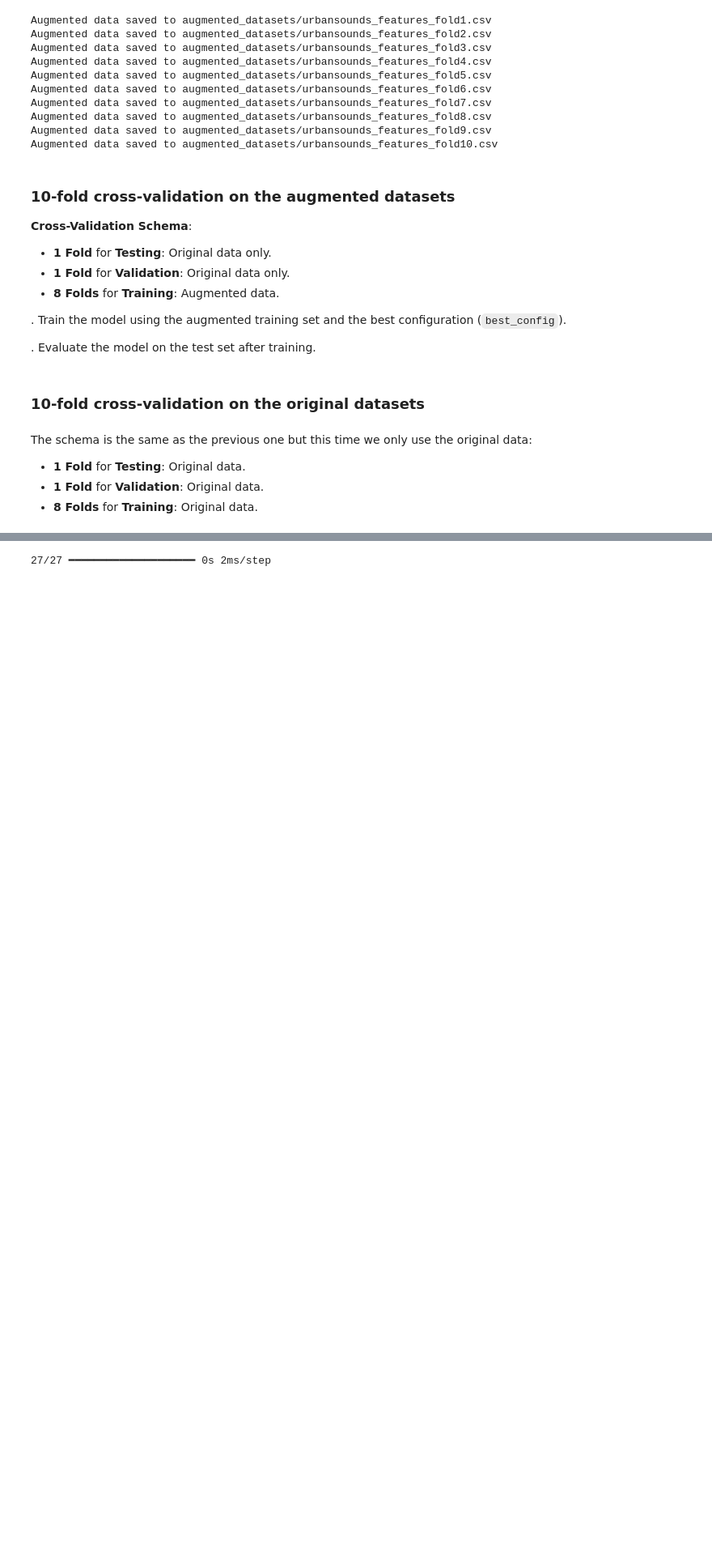
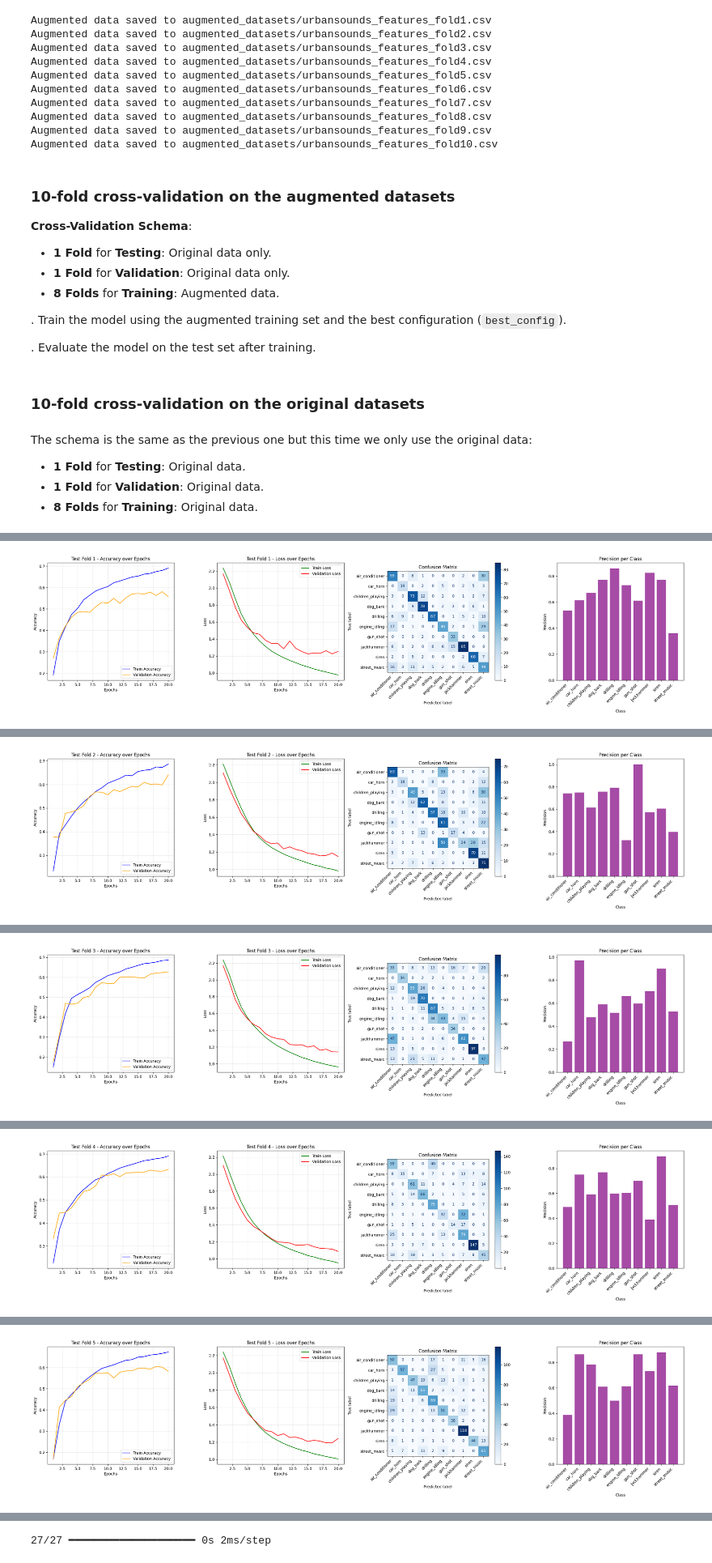
Before and after one commit to Alejandro-131004/AC-II, a Jupyter notebook: MLP.ipynb, the cells around one changed output, grey strips where cells are left out. Shown at 81% size. Drawn from its saved outputs; the diff is of its cells as text; code cells hidden in the pictures; blank space fills up the shorter version.

```diff
--- a/MLP.ipynb
+++ b/MLP.ipynb
@@ -619,0 +599,6 @@ fold 6 Mean Accuracy: 0.6037, fold 6 Std Dev: 0.0274
+# %%
+# Função principal para rodar a validação cruzada e plotar os gráficos para cada fold de teste
+files = [f'datasets/urbansounds_features_fold{i}.csv' for i in range(1, 11)]
+
+cross_validate_with_test_and_plot(files, files, best_config)
+# %% [output]
@@ -619,0 +615 @@ fold 6 Mean Accuracy: 0.6037, fold 6 Std Dev: 0.0274
+[figure, added]
@@ -619,0 +626 @@ fold 6 Mean Accuracy: 0.6037, fold 6 Std Dev: 0.0274
+[figure, added]
@@ -619,0 +637 @@ fold 6 Mean Accuracy: 0.6037, fold 6 Std Dev: 0.0274
+[figure, added]
@@ -619,0 +648 @@ fold 6 Mean Accuracy: 0.6037, fold 6 Std Dev: 0.0274
+[figure, added]
@@ -619,0 +659 @@ fold 6 Mean Accuracy: 0.6037, fold 6 Std Dev: 0.0274
+[figure, added]
```
Also changed, not shown: parts of 4 cells of this notebook.
